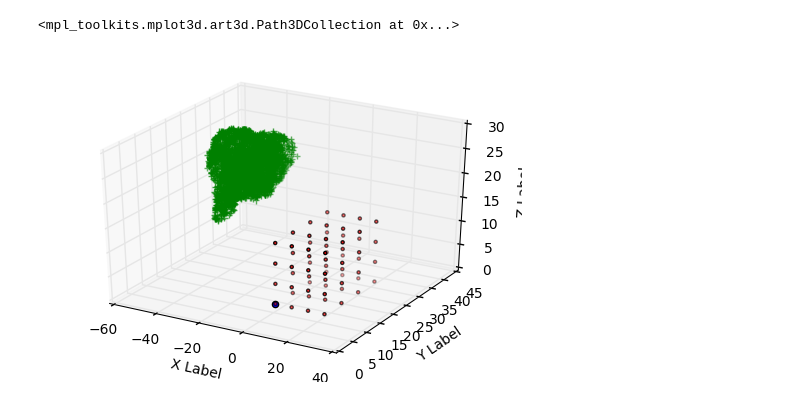
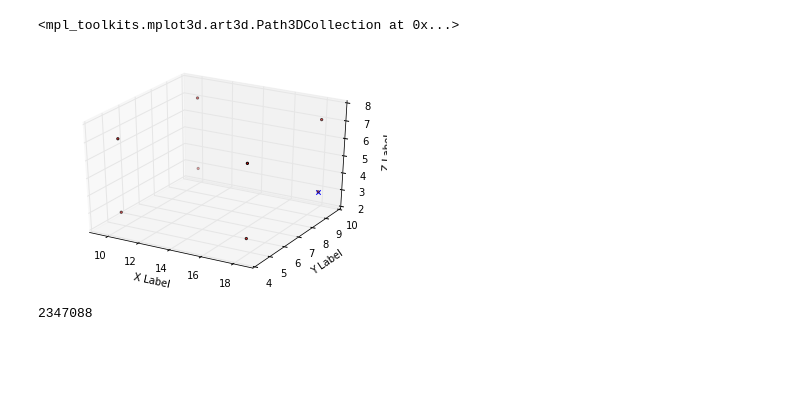
Before and after one commit to celinede/scripts4DWI_dipy_brainhack, a Jupyter notebook: meshInAGrid.ipynb, the cells around one changed output. Saved outputs shown, nothing was run; the diff lists cells and outputs as text; code cells hidden in the pictures; blank space fills up the shorter version.

Commit message:
last version tracking + updates mesh in a grid + update readme

```diff
--- a/meshInAGrid.ipynb
+++ b/meshInAGrid.ipynb
@@ -8,14 +8,8 @@ import matplotlib.pyplot as plt
 # read .ply mesh
 pathDesktop = 'C:/Users/cdelettre/Desktop/'
 
-subj = 'P64_F01'
-path = 'E:/Celine/Ferret_ExplDTI/'+subj+'/meshInAGrid/'
-fmesh = path+subj+'_mesh.ply'
-mesh = op.open_ply(fmesh)
-npt=mesh["np"];
-nt=mesh["nt"];
-pt=mesh["p"];
-t=mesh["t"];
+subj = 'F10_P8'
+path = 'E:/Celine/Ferret_b2n/'+subj+'/'
 # %%
 # read the set of endpoints
 
@@ -36,6 +38,18 @@ zmin= min(pt[:,2])
 dx = (xmax-xmin)/divx
 dy = (ymax-ymin)/divy
 dz = (zmax-zmin)/divz
+# %%
+#use endpoints for the grid
+xmax= max(endpoints[:,0])
+xmin= min(endpoints[:,0])
+ymax= max(endpoints[:,1])
+ymin= min(endpoints[:,1])
+zmax= max(endpoints[:,2])
+zmin= min(endpoints[:,2])
+
+dx = (xmax-xmin)/divx
+dy = (ymax-ymin)/divy
+dz = (zmax-zmin)/divz
 # %%
 cubenb = divx * divy * divz
 grid = np.zeros((cubenb,6))
@@ -51,6 +65,6 @@ for k in range(divz):
             index += 1
 # %%
-order = 1 # 0: order x ie front/back // 1: order y ie right/left // 2: order z ie top/down
+order = 2 # 0: order x ie front/back // 1: order y ie right/left // 2: order z ie top/down
 ind = np.zeros(cubenb)
 if order == 0:
     ind = np.lexsort((grid[:,2],grid[:,1],grid[:,0]))
@@ -104,12 +118,22 @@ plt.show()
 # %%
 fig = plt.figure()
 ax = fig.add_subplot(111, projection='3d')
-ax.scatter(grid[:,0], grid[:,1], grid[:,2],c='r',marker='.')
+x = 0
+y = 1
+z = 2
 ax.set_xlabel('X Label')
 ax.set_ylabel('Y Label')
 ax.set_zlabel('Z Label')
-ax.scatter(grid[0,0],grid[0,1],grid[0,2],c='b',marker='o')
-ax.scatter(endpoints[:,0],endpoints[:,1],endpoints[:,2],c='g',marker='+')
+gridn = 3
+ax.scatter(gridreordered[gridn,x],gridreordered[gridn,y],gridreordered[gridn,z],c='b',marker='x')
+#ax.scatter(pt[:,x],pt[:,y],pt[:,z],c='y',marker='+')
+#ax.scatter(endpoints[0:10000,x],endpoints[0:10000,y],endpoints[0:10000,z],c='g',marker='+')
+#ax.scatter(endpoints[:,x],endpoints[:,y],endpoints[:,z],c='g',marker='+',alpha=0.002)
+ax.scatter(grid[:,x], grid[:,y], grid[:,z],c='r',marker='.')
 # %% [output]
 <mpl_toolkits.mplot3d.art3d.Path3DCollection at 0x...>
-[figure, old version]
+[figure, new version]
+# %%
+len(endpoints)
+# %% [output]
+2347088
```
Also changed, not shown: parts of 15 cells of this notebook, 5 other files.
